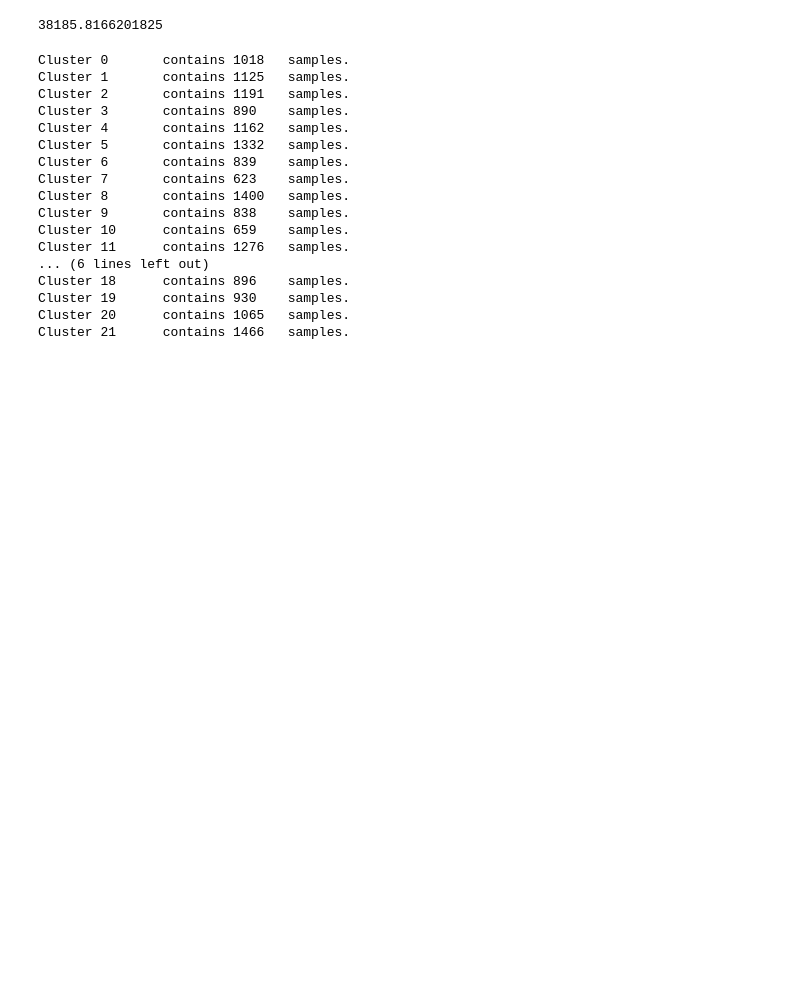
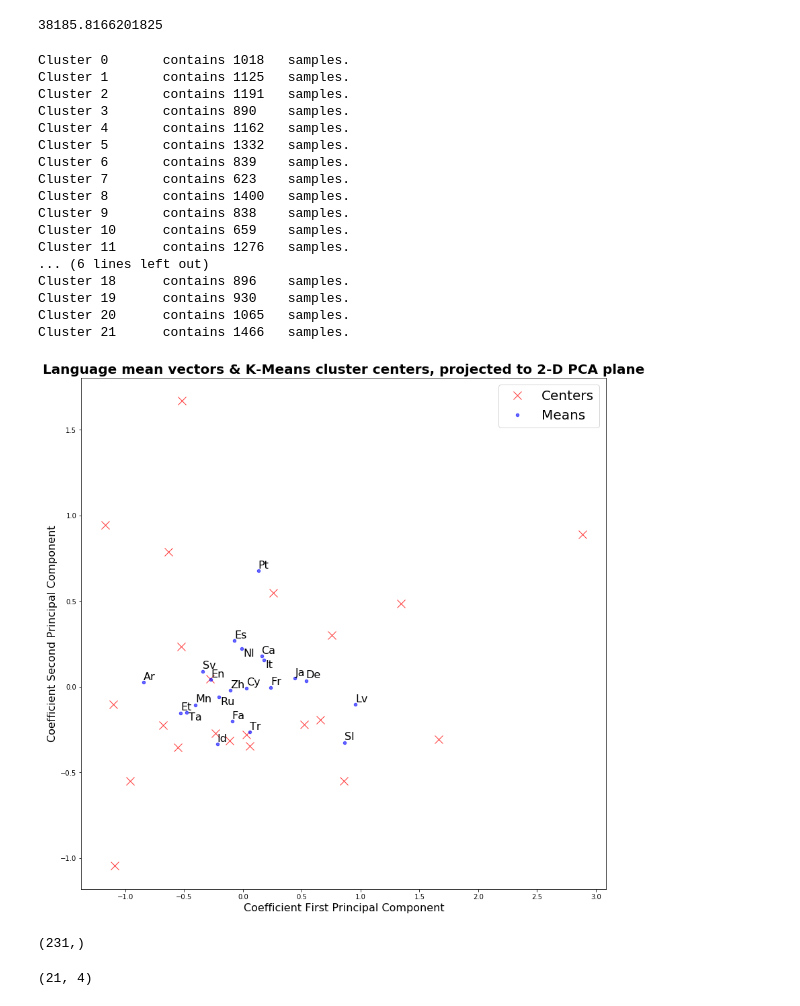
Before and after one commit to larswe/introductory-applied-machine-learning, a Jupyter notebook: Coursework 2/templates/Untitled.ipynb, the cells around one changed output. Drawn from its saved outputs; the diff is of its cells as text; code cells hidden in the pictures; blank space fills up the shorter version.

Commit message:
Completed CW 3: Clustering and Gaussian Mixture Models

```diff
--- a/Coursework 2/templates/Untitled.ipynb
+++ b/Coursework 2/templates/Untitled.ipynb
@@ -571,3 +569,46 @@ Cluster 18      contains 896    samples.
 Cluster 19      contains 930    samples.
 Cluster 20      contains 1065   samples.
 Cluster 21      contains 1466   samples.
+# %%
+elements_per_lang = []
+for lang in range(22):
+    elements_per_lang.append([Xtrn[i] for i in range(len(Xtrn)) if Ytrn[i] == lang])
+
+means = [np.mean(elements_per_lang[i], axis = 0) for i in range(len(elements_per_lang))]
+# %%
+pca = PCA(n_components=2, random_state=1)
+pca.fit(means)
+two_d_means = pca.transform(means)
+# %%
+centers = km.cluster_centers_
+two_d_centers = pca.transform(centers)
+# %%
+fig, ax = plt.subplots(figsize=(14,14))
+
+centers_pl, = ax.plot(two_d_centers[:, 0], two_d_centers[:, 1], "rx", markersize=12, alpha=0.8)
+centers_pl.set_label("Centers")
+means_pl, = ax.plot(two_d_means[:, 0], two_d_means[:, 1], "b.", markersize=9, alpha=0.6)
+means_pl.set_label("Means")
+plt.legend(fontsize=20)
+
+plt.title("Language mean vectors & K-Means cluster centers, projected to 2-D PCA plane",
+          fontsize=20, weight="bold")
+plt.xlabel("Coefficient First Principal Component", fontsize=16)
+plt.ylabel("Coefficient Second Principal Component", fontsize=16)
+
+languages = ["Arabic", "Catalan", "Welsh", "German", "English", "Spanish", "Estonian", "Persian",
+            "French", "Indonesian", "Italian", "Japanese", "Latvian", "Mongolian", "Dutch", "Russian",
+            "Slovenian", "Swedish", "Portuguese", "Tamil","Turkish", "Chinese"]
+abbrevs = ["Ar", "Ca", "Cy", "De", "En", "Es", "Et", "Fa", "Fr", "Id", "It", "Ja", "Lv",
+          "Mn", "Nl", "Ru", "Sl", "Sv", "Pt", "Ta", "Tr", "Zh"]
+for i in range(22):
+    if (abbrevs[i] in ["It", "Ta", "Ru", "Nl"]):
+        #ax.annotate(str(i), (two_d_means[i][0]+0.015, two_d_means[i][1]-0.035), fontsize=16) # Numbers
+        ax.annotate(abbrevs[i], (two_d_means[i][0]+0.015, two_d_means[i][1]-0.045), fontsize=16) # Abbreviations
+    else:
+        #ax.annotate(str(i), (two_d_means[i][0], two_d_means[i][1]+0.015), fontsize=16) # Numbers
+        ax.annotate(abbrevs[i], (two_d_means[i][0], two_d_means[i][1]+0.015), fontsize=16) # Abbreviations
+
+plt.show()
+# %% [output]
+[figure, added]
@@ -573,0 +619,11 @@ Cluster 21      contains 1466   samples.
+# %%
+means = np.array(means)
+mean_dists = pdist(means)
+mean_dists.shape # Upper triangular 22x22, flattened, 21*22/2
+# %% [output]
+(231,)
+# %%
+hc_linkage_mat = hierarchy.ward(mean_dists)
+hc_linkage_mat.shape
+# %% [output]
+(21, 4)
```
Also changed, not shown: parts of 13 cells of this notebook, 5 other files.
